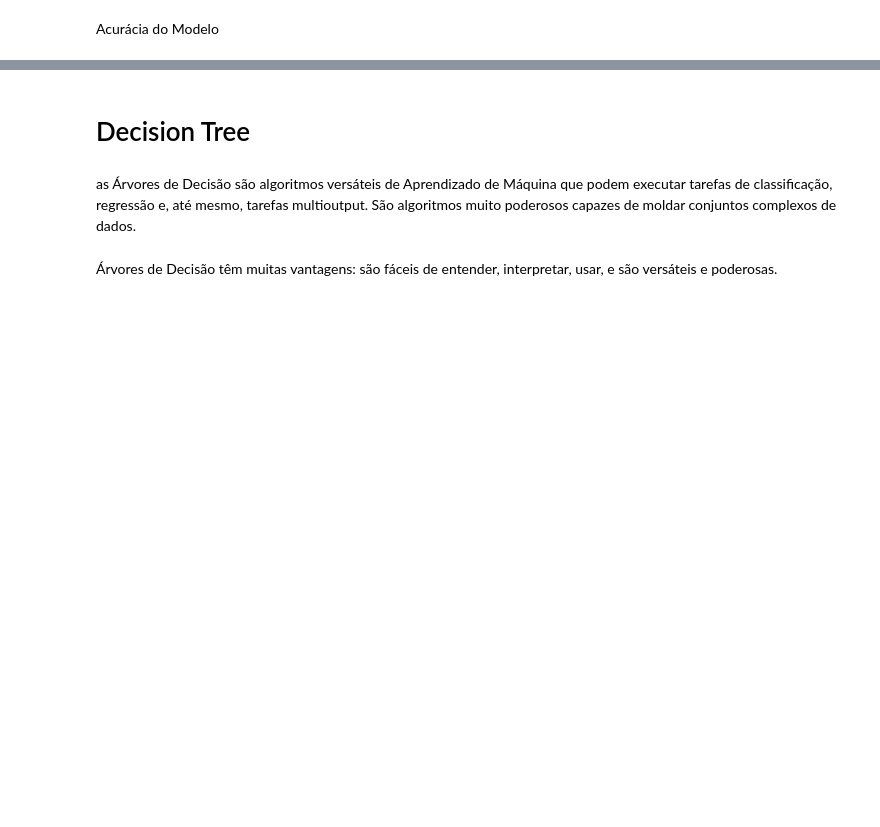
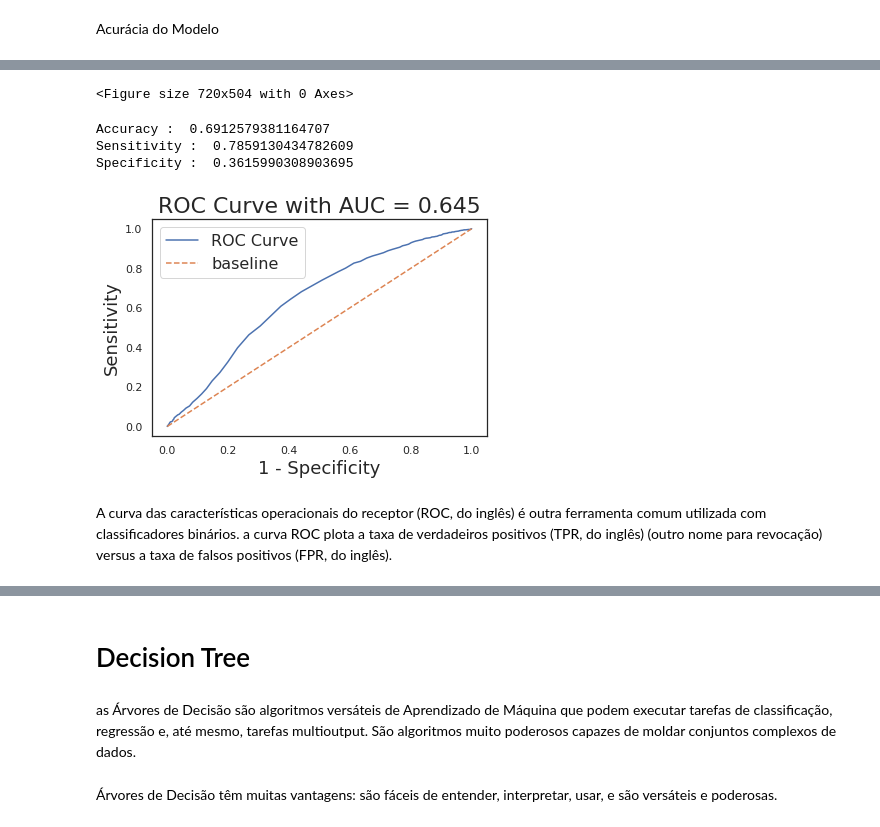
Before and after one commit to MarciaGodoy/decisiontree, a Jupyter notebook: default.ipynb, the cells around one changed output, grey strips where cells are left out. Saved outputs shown, nothing was run; the diff lists cells and outputs as text; code cells hidden in the pictures; blank space fills up the shorter version.

```diff
--- a/default.ipynb
+++ b/default.ipynb
@@ -769,0 +828,7 @@ Please also refer to the documentation for alternative solver options:
+# %%
+### Converting predicted values into classes using threshold
+threshold=0.5
+
+predicted_class1=np.zeros(y_pred.shape)
+predicted_class1[y_pred>threshold]=1
+predicted_class1
@@ -769,0 +944,58 @@ Please also refer to the documentation for alternative solver options:
+# %%
+# Create figure.
+plt.figure(figsize = (10,7))
+# Create threshold values.
+thresholds = np.linspace(0, 1, 200)
+# Define function to calculate sensitivity. (True positive rate.)
+def TPR(df, true_col, pred_prob_col, threshold):
+    true_positive = df[(df[true_col] == 1) & (df[pred_prob_col] >= threshold)].shape[0]
+    false_negative = df[(df[true_col] == 1) & (df[pred_prob_col] < threshold)].shape[0]
+    return true_positive / (true_positive + false_negative)
+
+# Define function to calculate 1 - specificity. (False positive rate.)
+def FPR(df, true_col, pred_prob_col, threshold):
+    true_negative = df[(df[true_col] == 0) & (df[pred_prob_col] <= threshold)].shape[0]
+    false_positive = df[(df[true_col] == 0) & (df[pred_prob_col] > threshold)].shape[0]
+    return 1 - (true_negative / (true_negative + false_positive))
+
+# Calculate sensitivity & 1-specificity for each threshold between 0 and 1.
+tpr_values = [TPR(pred_df, 'true_values', 'pred_probs', prob) for prob in thresholds]
+fpr_values = [FPR(pred_df, 'true_values', 'pred_probs', prob) for prob in thresholds]
+# %% [output]
+<Figure size 720x504 with 0 Axes>
+# %%
+#####from confusion matrix calculate accuracy
+accuracy1=(cm[0,0]+cm[1,1])/total1
+print ('Accuracy : ', accuracy1)
+
+sensitivity1 = cm[0,0]/(cm[0,0]+cm[0,1])
+print('Sensitivity : ', sensitivity1 )
+
+specificity1 = cm[1,1]/(cm[1,0]+cm[1,1])
+print('Specificity : ', specificity1)
+# %% [output]
+Accuracy :  0.6912579381164707
+Sensitivity :  0.7859130434782609
+Specificity :  0.3615990308903695
+# %%
+# Plot ROC curve.
+plt.plot(fpr_values, # False Positive Rate on X-axis
+         tpr_values, # True Positive Rate on Y-axis
+         label='ROC Curve')
+
+# Plot baseline. (Perfect overlap between the two populations.)
+plt.plot(np.linspace(0, 1, 200),
+         np.linspace(0, 1, 200),
+         label='baseline',
+         linestyle='--')
+
+# Label axes.
+plt.title(f"ROC Curve with AUC = {round(metrics.roc_auc_score(pred_df['true_values'], pred_df['pred_probs']),3)}", fontsize=22)
+plt.ylabel('Sensitivity', fontsize=18)
+plt.xlabel('1 - Specificity', fontsize=18)
+# Create legend.
+plt.legend(fontsize=16);
+# %% [output]
+[figure, added]
+# %% [markdown]
+A curva das características operacionais do receptor (ROC, do inglês) é outra ferramenta comum utilizada com classificadores binários. a curva ROC plota a taxa de verdadeiros positivos (TPR, do inglês) (outro nome para revocação) versus a taxa de falsos positivos (FPR, do inglês).
```
Also changed, not shown: parts of 111 cells of this notebook.
